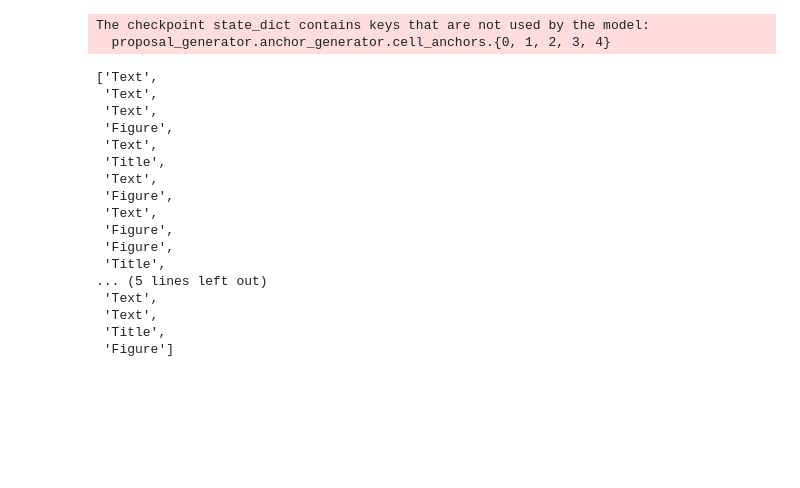
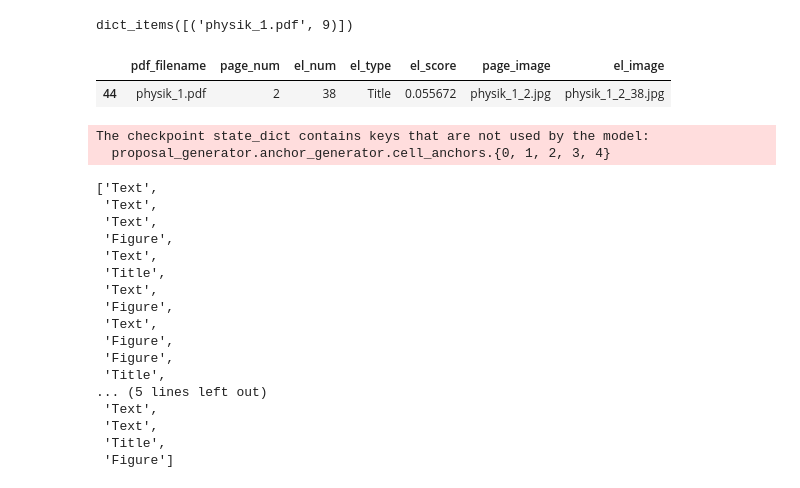
Before and after one commit to rxvl-d/phycor, a Jupyter notebook: notebooks/explore.ipynb, the cells around one changed output. Cells and saved outputs as stored; diff of their text form; code cells hidden in the pictures; blank space fills up the shorter version.

```diff
--- a/notebooks/explore.ipynb
+++ b/notebooks/explore.ipynb
@@ -1,3 +3,14 @@
+# %%
+df = pd.read_csv('../data/fast_parse/page_elements.csv', index_col=0)
+# %%
+df.groupby('pdf_filename').page_num.max().to_dict().items()
+# %% [output]
+dict_items([('physik_1.pdf', 9)])
+# %%
+df[(df.pdf_filename == 'physik_1.pdf') & (df.page_num == 2) & (df.el_num == 38)]
+# %% [output]
+|  | pdf_filename | page_num | el_num | el_type | el_score | page_image | el_image |
+| 44 | physik_1.pdf | 2 | 38 | Title | 0.055672 | physik_1_2.jpg | physik_1_2_38.jpg |
 # %%
 import sys
 sys.path.append('..')
```
Also changed, not shown: parts of 1 cell of this notebook, 4 other files.
